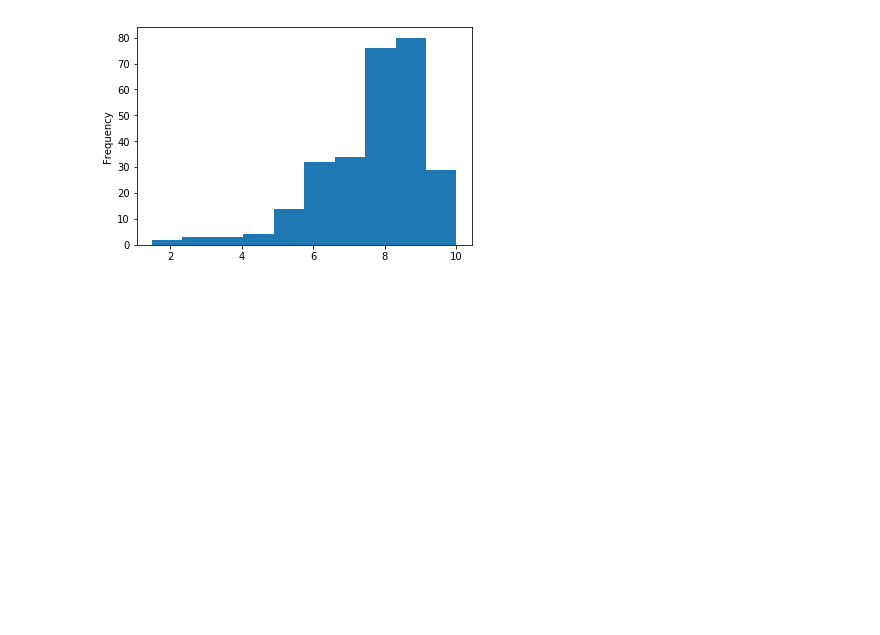
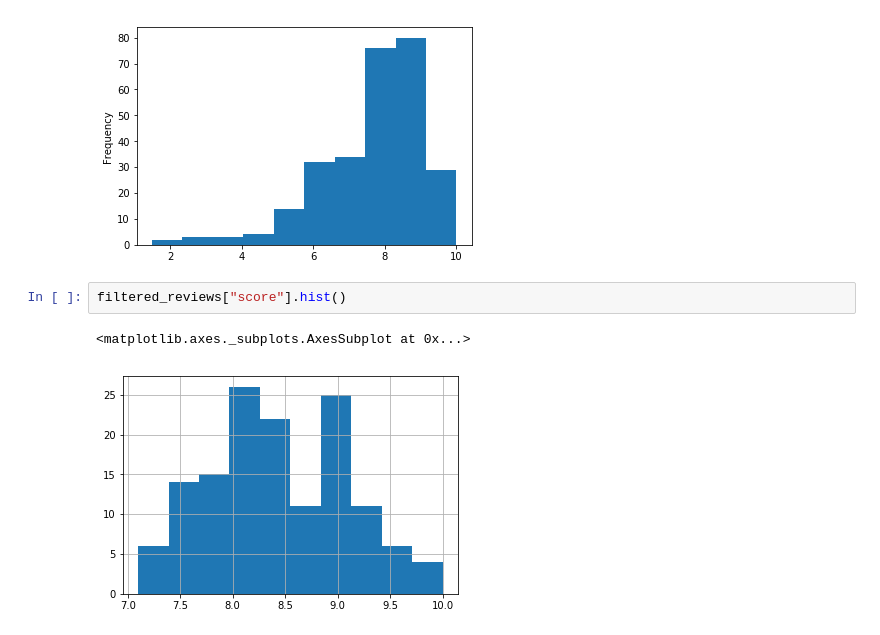
Before and after one commit to sid1908/python-tutorials, a Jupyter notebook: Day 5 - 6/Day 5 6 - Session 3.ipynb, the cells around one changed output. Drawn from its saved outputs; the diff is of its cells as text; blank space fills up the shorter version.

```diff
--- a/Day 5 - 6/Day 5 6 - Session 3.ipynb
+++ b/Day 5 - 6/Day 5 6 - Session 3.ipynb
@@ -232,3 +235,8 @@ reviews[reviews["platform"] == "PlayStation 4"]["score"].plot(kind="hist")
 # %% [output]
 <matplotlib.axes._subplots.AxesSubplot at 0x...>
 [figure]
+# %%
+filtered_reviews["score"].hist()
+# %% [output]
+<matplotlib.axes._subplots.AxesSubplot at 0x...>
+[figure, added]
```
Also changed, not shown: parts of 3 cells of this notebook, 2 other files.
